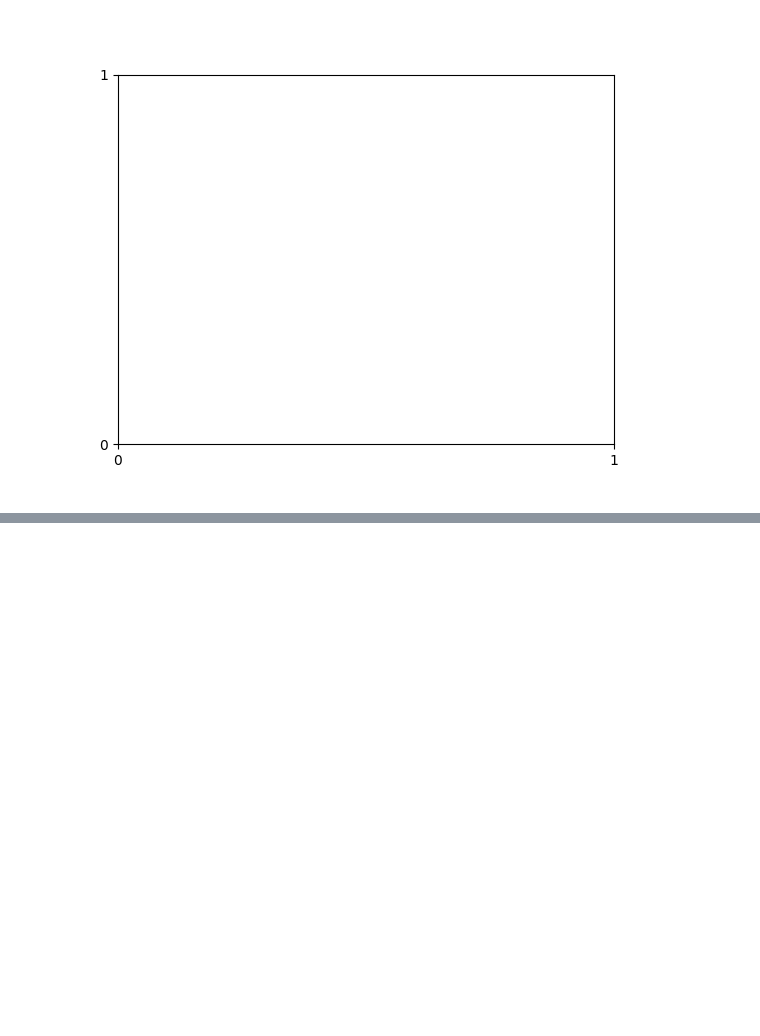
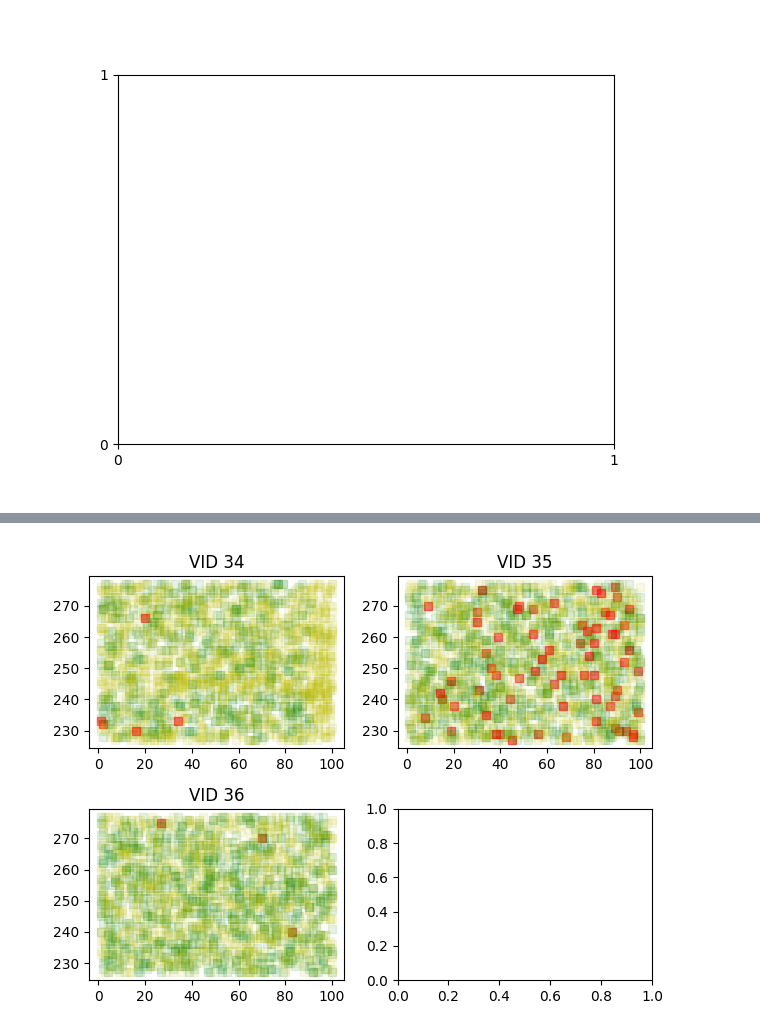
Before and after one commit to ceres-c/VU-Thesis, a Jupyter notebook: notebooks/base.ipynb, the cells around one changed output, grey strips where cells are left out. Saved outputs shown, nothing was run; the diff lists cells and outputs as text; code cells hidden in the pictures; blank space fills up the shorter version.

```diff
--- a/notebooks/base.ipynb
+++ b/notebooks/base.ipynb
@@ -205,0 +197,24 @@ reset_target(ps, glitcher)
+# %%
+fig, ax = plt.subplots(ncols=2, nrows=2, layout="tight")
+ax[0, 0].set_title('VID 34')
+ax[0, 1].set_title('VID 35')
+ax[1, 0].set_title('VID 36')
+
+simplify_color = { # Go from 6 different markers/colors to 3 for better visibility once we have a lot of data
+	GlitchResult.RESET					: 'sy', # Yellow
+	GlitchResult.NORMAL					: 'sg', # Green
+	GlitchResult.WEIRD					: 'sy', # Yellow
+	GlitchResult.SUCCESS				: 'sr', # Red
+	GlitchResult.HALF_SUCCESS			: 'sy', # Yellow
+	GlitchResult.BROKEN					: 'sy', # Yellow
+}
+
+for glitch_values, result in gc.results:
+	if glitch_values['voltage'] == 34:
+		ax[0, 0].plot(glitch_values['width'], glitch_values['ext_offset'], simplify_color[result], alpha=0.1 if result != GlitchResult.SUCCESS else 0.5)
+	if glitch_values['voltage'] == 35:
+		ax[0, 1].plot(glitch_values['width'], glitch_values['ext_offset'], simplify_color[result], alpha=0.1 if result != GlitchResult.SUCCESS else 0.5)
+	if glitch_values['voltage'] == 36:
+		ax[1, 0].plot(glitch_values['width'], glitch_values['ext_offset'], simplify_color[result], alpha=0.1 if result != GlitchResult.SUCCESS else 0.5)
+# %% [output]
+[figure, added]
```
Also changed, not shown: parts of 10 cells of this notebook, 7 other files.
